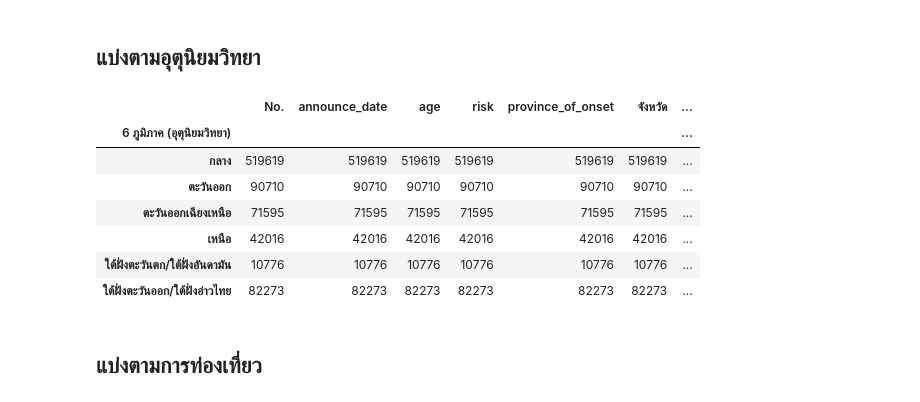
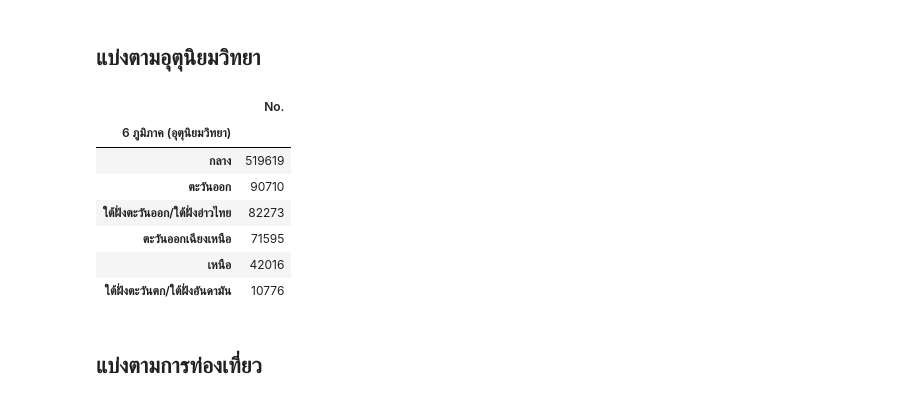
Before and after one commit to Chonthichasi/data_viz_2022, a Jupyter notebook: BasicPython&DataViz_midterm2022.ipynb, the cells around one changed output. Drawn from its saved outputs; the diff is of its cells as text; code cells hidden in the pictures.

```diff
--- a/BasicPython&DataViz_midterm2022.ipynb
+++ b/BasicPython&DataViz_midterm2022.ipynb
@@ -522,15 +526,18 @@ datacovid1.groupby('4 ภูมิภาค (การเมือง)').count()
 # %% [markdown]
 ## แบ่งตามอุตุนิยมวิทยา
-# %%
-datacovid1.groupby('6 ภูมิภาค (อุตุนิยมวิทยา)').count()
-# %% [output]
-|  | No. | announce_date | age | risk | province_of_onset | จังหวัด | ... |
-| 6 ภูมิภาค (อุตุนิยมวิทยา) |  |  |  |  |  |  | ... |
-| กลาง | 519619 | 519619 | 519619 | 519619 | 519619 | 519619 | ... |
-| ตะวันออก | 90710 | 90710 | 90710 | 90710 | 90710 | 90710 | ... |
-| ตะวันออกเฉียงเหนือ | 71595 | 71595 | 71595 | 71595 | 71595 | 71595 | ... |
-| เหนือ | 42016 | 42016 | 42016 | 42016 | 42016 | 42016 | ... |
-| ใต้ฝั่งตะวันตก/ใต้ฝั่งอันดามัน | 10776 | 10776 | 10776 | 10776 | 10776 | 10776 | ... |
-| ใต้ฝั่งตะวันออก/ใต้ฝั่งอ่าวไทย | 82273 | 82273 | 82273 | 82273 | 82273 | 82273 | ... |
+# %%
+datacovid1.groupby('6 ภูมิภาค (อุตุนิยมวิทยา)')[['No.']].count().sort_values('No.',ascending=False)
+# คือการเรียงข้อมูลจากมากไปน้อย
+# จากการแบ่งตามอุตุนิยมวิทยาจะได้ว่า ภาคกลางมีจำนวนผู้ป่วยมากที่สุดเท่ากับ 519,619 คน
+# ภาคใต้ฝั่งตะวันตก/ใต้ฝั่งอันดามันมีจำนวนผู้ป่วยน้อยที่สุดเท่ากับ 10,776 คน
+# %% [output]
+|  | No. |
+| 6 ภูมิภาค (อุตุนิยมวิทยา) |  |
+| กลาง | 519619 |
+| ตะวันออก | 90710 |
+| ใต้ฝั่งตะวันออก/ใต้ฝั่งอ่าวไทย | 82273 |
+| ตะวันออกเฉียงเหนือ | 71595 |
+| เหนือ | 42016 |
+| ใต้ฝั่งตะวันตก/ใต้ฝั่งอันดามัน | 10776 |
 # %% [markdown]
 ## แบ่งตามการท่องเที่ยว
```
Also changed, not shown: parts of 91 cells of this notebook.
